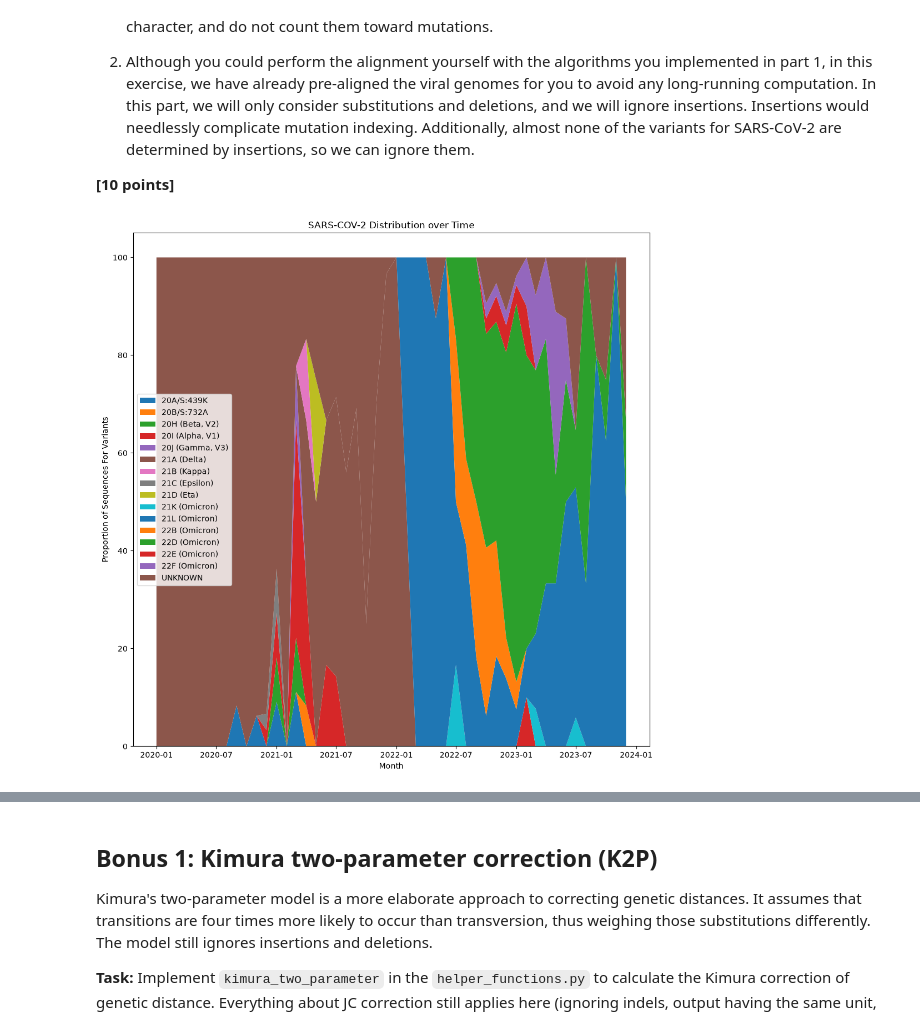
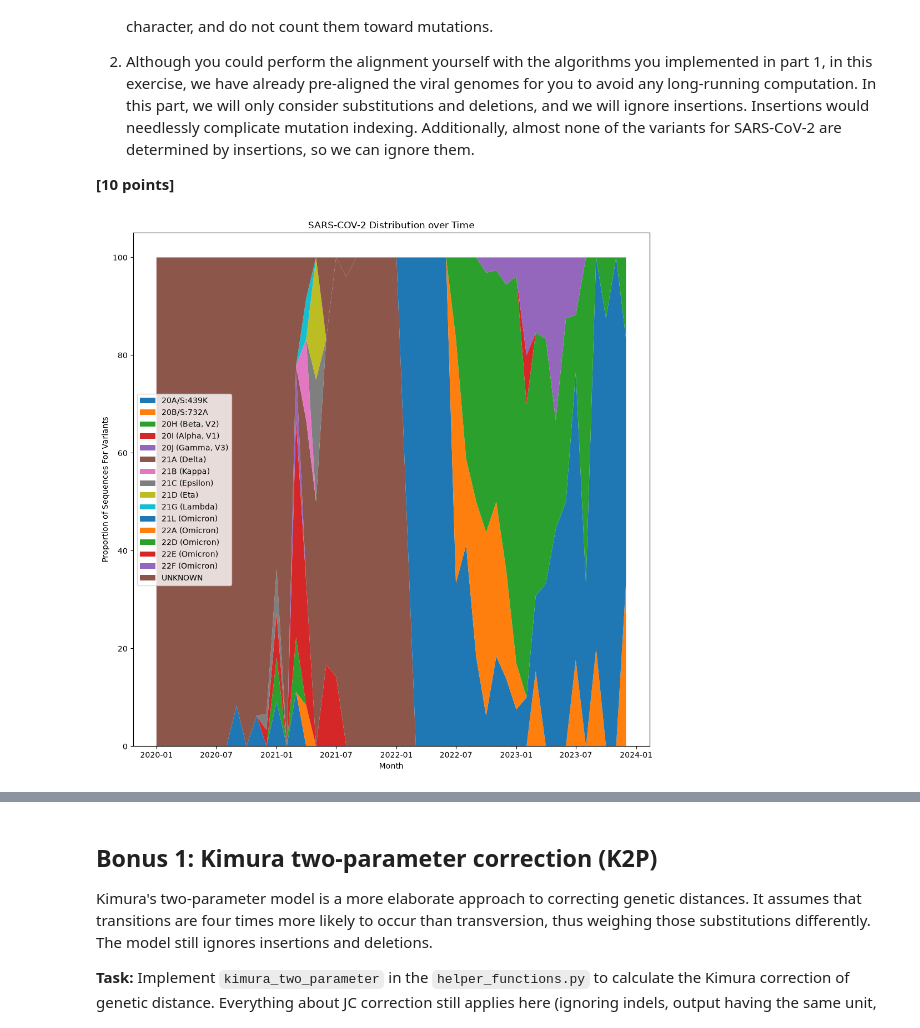
Before and after one commit to an308/assign_viral_evo, a Jupyter notebook: viral_evo_workbook.ipynb, the cells around one changed output, grey strips where cells are left out. Saved outputs shown, nothing was run; the diff lists cells and outputs as text; code cells hidden in the pictures.

Commit message:
added has_mutation implementation

```diff
--- a/viral_evo_workbook.ipynb
+++ b/viral_evo_workbook.ipynb
@@ -88,7 +88,6 @@ import matplotlib.pyplot as plt
 
 seqs = {}
 info = {}
-dists = {}
 
 for record in SeqIO.parse("data/p1-sars-cov-2-variants.fasta", "fasta"):
     accession, country, date = record.description.split("|")
@@ -145,12 +144,12 @@ sars_cov_2_per_genome_per_day = slope
 sars_cov_2_per_nt_per_day = slope / np.mean(comparable_lens)
 print(sars_cov_2_per_genome_per_day, sars_cov_2_per_nt_per_day)
 
-id_refs = []
-for acc, seq in seqs.items():
-    if seq.upper() == ref_seq.upper():
-        id_refs.append(acc)
+# id_refs = []
+# for acc, seq in seqs.items():
+#     if seq.upper() == ref_seq.upper():
+#         id_refs.append(acc)
 
-print(id_refs)
+# print(id_refs)
 # %% [output]
 [figure]
 0.07477491296594121 2.5445340971719217e-06
@@ -542,7 +540,6 @@ classification = {}
 for acc, seq in spike_seqs.items():
     best_variant = "UNKNOWN"
     max_percentage = 0
-    has_mutations = False
 
     for variant, details in data.items():
         observed = 0
@@ -550,12 +547,13 @@ for acc, seq in spike_seqs.items():
 
         for mutation in details["nonsynonymous"]:
             if mutation["gene"] == "S":
+                right = mutation["right"]
+                pos = mutation["pos"]
+
                 if seq[pos - 1] == "X":
                     continue
 
                 total += 1
-                right = mutation["right"]
-                pos = mutation["pos"]
 
                 if seq[pos - 1] == right:
                     observed += 1
@@ -565,40 +563,45 @@ for acc, seq in spike_seqs.items():
 
         percentage = observed / total
 
-        if percentage >= max_percentage:
+        if percentage > max_percentage:
             best_variant = variant
             max_percentage = percentage
 
     if max_percentage < 0.51:
         best_variant = "UNKNOWN"
+
+    has_mutations = any(a != "X" and b != "X" and a != b for a, b in zip(seq, ref_seq))
+
+    if not has_mutations:
+        best_variant = "NO_MUTATIONS"
 
     classification[acc] = best_variant
 
 with open("problem5-classification.csv", "w", newline="") as f:
     writer = csv.writer(f)
 
     for name, variant in classification.items():
         writer.writerow([name, variant])
 
 
 # part b
 
 results = pd.DataFrame({"date": pd.Series(spike_dates), "variant": pd.Series(classification)})
 counts = results.groupby([pd.Grouper(key="date", freq="MS"), "variant"]).size()
 percentages = counts.div(counts.groupby(level=0).transform("sum")) * 100
 
 percentages_tbl = percentages.unstack(fill_value=0)
 
 plt.figure(figsize=(12,12))
 plt.stackplot(percentages_tbl.index, percentages_tbl.T, labels=percentages_tbl.columns)
 plt.xlabel("Month")
 plt.ylabel("Proportion of Sequences For Variants")
 plt.title("SARS-COV-2 Distribution over Time")
 plt.legend()
 plt.savefig("problem5.svg")
 plt.show()
 # %% [output]
-[figure, old version]
+[figure, new version]
 # %%
 # test for csv
 result = pd.read_csv("problem5-classification.csv", sep=",", header=None)
```
Also changed, not shown: parts of 2 cells of this notebook, 4 other files.
